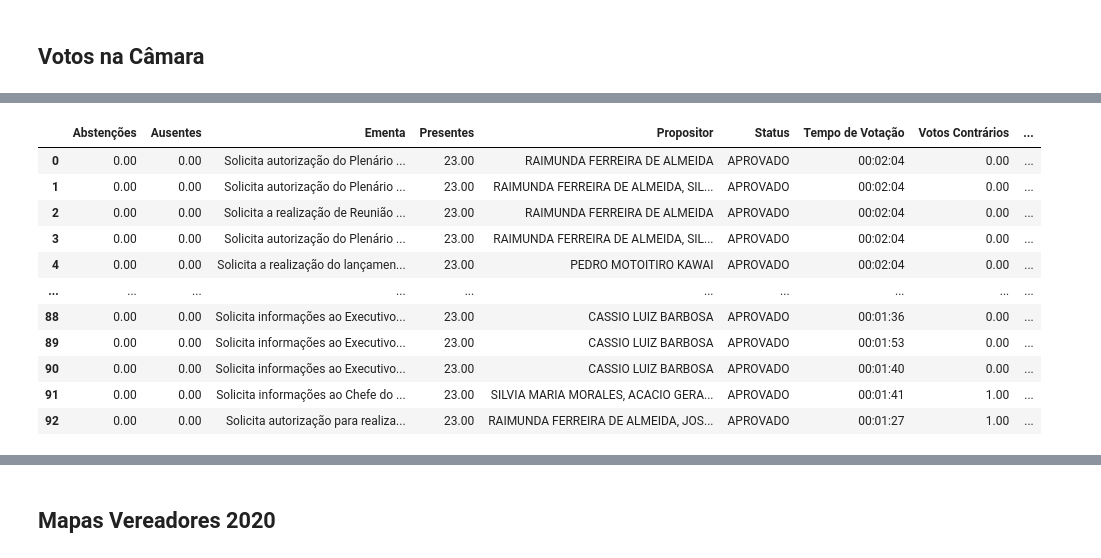
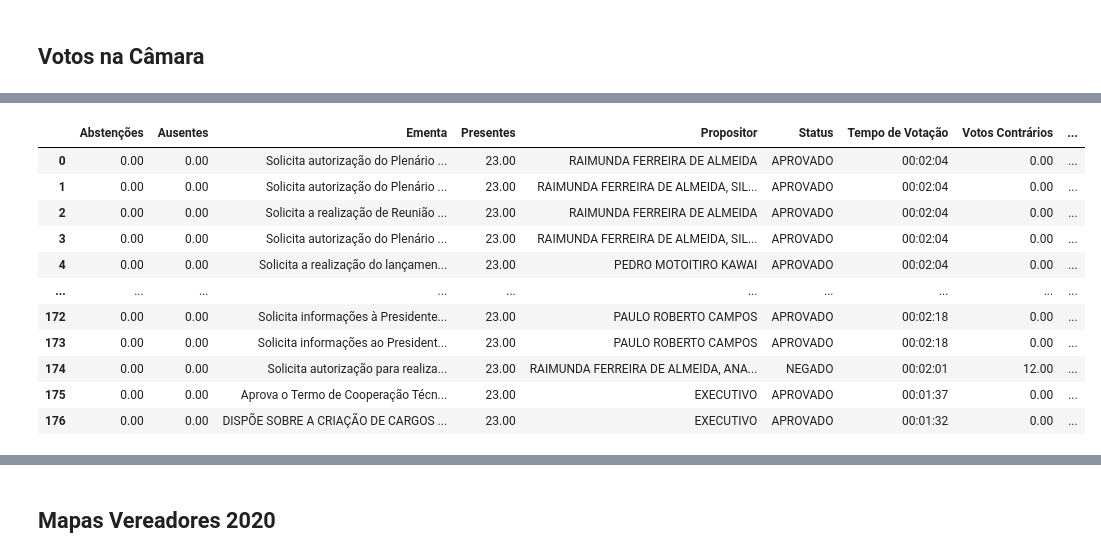
Before and after one commit to yanprada/platform-curiocidades, a Jupyter notebook: notebook/Cria as Tabelas.ipynb, the cells around one changed output, grey strips where cells are left out. Drawn from its saved outputs; the diff is of its cells as text; code cells hidden in the pictures.

```diff
--- a/notebook/Cria as Tabelas.ipynb
+++ b/notebook/Cria as Tabelas.ipynb
@@ -793,32 +806,66 @@ See the caveats in the documentation: https://pandas.pydata.org/pandas-docs/stab
 # %%
 base_df = pd.DataFrame()
-num=['925']
+num=['925','087','636','751']
 for j in num:
-    if j==''
-    file = 'https://siave.camarapiracicaba.sp.gov.br/arquivo?Id=457{}'.format(j)
-    todo = camelot.read_pdf(file,pages='all')
-    for i in range(len(todo)):
-        if todo[i].df.iloc[0,0].split('\n')[6]!='0':
-            vereador = todo[i].df.iloc[0,0].split('\n')[15]
-            if len(todo[i].df.iloc[0,0].split('\n'))==29:
-                ementa = todo[i].df.iloc[0,0].split('\n')[17]
-            elif len(todo[i].df.iloc[0,0].split('\n'))==30:
-                ementa = todo[i].df.iloc[0,0].split('\n')[17]+todo[i].df.iloc[0,0].split('\n')[18]
-            elif len(todo[i].df.iloc[0,0].split('\n'))==31:
-                ementa = todo[i].df.iloc[0,0].split('\n')[17]+todo[i].df.iloc[0,0].split('\n')[18]+ todo[i].df.iloc[0,0].split('\n')[19]
-            elif len(todo[i].df.iloc[0,0].split('\n'))==32:
-                ementa = todo[i].df.iloc[0,0].split('\n')[17]+todo[i].df.iloc[0,0].split('\n')[18]+ todo[i].df.iloc[0,0].split('\n')[19]+ todo[i].df.iloc[0,0].split('\n')[20]
-            presentes = int(todo[i].df.iloc[0,1].split('\n')[0])
-            ausentes = int(todo[i].df.iloc[0,1].split('\n')[2])
-            sim = int(todo[i].df.iloc[1,1].split('\n')[1])
-            nao = int(todo[i].df.iloc[1,1].split('\n')[0].split()[0])
-            abst= int(todo[i].df.iloc[1,1].split('\n')[0].split()[1])
-            status=todo[i].df.iloc[2,1]
-            tempo_vot = todo[i].df.iloc[0,0].split('\n')[-3]
-            dicionario = {'Propositor':vereador,'Ementa':ementa,'Presentes':presentes,'Ausentes':ausentes,
-                          'Votos a Favor':sim,'Votos Contrários':nao, 'Abstenções':abst, 'Status':status,'Tempo de Votação':tempo_vot}
-            base_df=base_df.append(dicionario,ignore_index=True)
-        else:
-            continue
+    print(j)
+    if j=='925':
+        file = 'https://siave.camarapiracicaba.sp.gov.br/arquivo?Id=457{}'.format(j)
+        todo = camelot.read_pdf(file,pages='all')
+        for i in range(len(todo)):
+            print('{}/{}'.format(j,i))
+            if todo[i].df.iloc[0,0].split('\n')[6]!='0':
+                vereador = todo[i].df.iloc[0,0].split('\n')[15]
+                if len(todo[i].df.iloc[0,0].split('\n'))==29:
+                    ementa = todo[i].df.iloc[0,0].split('\n')[17]
+                elif len(todo[i].df.iloc[0,0].split('\n'))==30:
+                    ementa = todo[i].df.iloc[0,0].split('\n')[17]+todo[i].df.iloc[0,0].split('\n')[18]
+                elif len(todo[i].df.iloc[0,0].split('\n'))==31:
+                    ementa = todo[i].df.iloc[0,0].split('\n')[17]+todo[i].df.iloc[0,0].split('\n')[18]+ todo[i].df.iloc[0,0].split('\n')[19]
+                elif len(todo[i].df.iloc[0,0].split('\n'))==32:
+                    ementa = todo[i].df.iloc[0,0].split('\n')[17]+todo[i].df.iloc[0,0].split('\n')[18]+ todo[i].df.iloc[0,0].split('\n')[19]+ todo[i].df.iloc[0,0].split('\n')[20]
+                presentes = int(todo[i].df.iloc[0,1].split('\n')[0])
+                ausentes = int(todo[i].df.iloc[0,1].split('\n')[2])
+                sim = int(todo[i].df.iloc[1,1].split('\n')[1])
+                nao = int(todo[i].df.iloc[1,1].split('\n')[0].split()[0])
+                abst= int(todo[i].df.iloc[1,1].split('\n')[0].split()[1])
+                status=todo[i].df.iloc[2,1]
+                tempo_vot = todo[i].df.iloc[0,0].split('\n')[-3]
+                dicionario = {'Propositor':vereador,'Ementa':ementa,'Presentes':presentes,'Ausentes':ausentes,
+                              'Votos a Favor':sim,'Votos Contrários':nao, 'Abstenções':abst, 'Status':status,'Tempo de Votação':tempo_vot}
+                base_df=base_df.append(dicionario,ignore_index=True)
+            else:
+                continue
+    else:
+        file = 'https://siave.camarapiracicaba.sp.gov.br/arquivo?Id=459{}'.format(j)
+        todo = camelot.read_pdf(file,pages='all')
+        for i in range(len(todo)):
+            print('{}/{}'.format(j,i))
+            if todo[i].df.iloc[0,0].split('\n')[6]!='0':
+                vereador = todo[i].df.iloc[0,0].split('\n')[15]
+                if len(todo[i].df.iloc[0,0].split('\n'))==29:
+                    ementa = todo[i].df.iloc[0,0].split('\n')[17]
+                elif len(todo[i].df.iloc[0,0].split('\n'))==30:
+                    ementa = todo[i].df.iloc[0,0].split('\n')[17]+todo[i].df.iloc[0,0].split('\n')[18]
+                elif len(todo[i].df.iloc[0,0].split('\n'))==31:
+                    ementa = todo[i].df.iloc[0,0].split('\n')[17]+todo[i].df.iloc[0,0].split('\n')[18]+ todo[i].df.iloc[0,0].split('\n')[19]
+                elif len(todo[i].df.iloc[0,0].split('\n'))==32:
+                    ementa = todo[i].df.iloc[0,0].split('\n')[17]+todo[i].df.iloc[0,0].split('\n')[18]+ todo[i].df.iloc[0,0].split('\n')[19]+ todo[i].df.iloc[0,0].split('\n')[20]
+                presentes = int(todo[i].df.iloc[0,1].split('\n')[0])
+                ausentes = int(todo[i].df.iloc[0,1].split('\n')[2])
+                if len(todo[i].df.iloc[1,1].split('\n')[0])<3:
+                    sim = int(todo[i].df.iloc[1,1].split('\n')[0])
+                    nao = int(todo[i].df.iloc[1,1].split('\n')[2])
+                    abst= int(todo[i].df.iloc[1,1].split('\n')[4])
+                else:
+                    sim = int(todo[i].df.iloc[1,1].split('\n')[1])
+                    nao = int(todo[i].df.iloc[1,1].split('\n')[0].split()[0])
+                    abst= int(todo[i].df.iloc[1,1].split('\n')[0].split()[1])
+                status=todo[i].df.iloc[2,1]
+                tempo_vot = todo[i].df.iloc[0,0].split('\n')[-3]
+                dicionario = {'Propositor':vereador,'Ementa':ementa,'Presentes':presentes,'Ausentes':ausentes,
+                              'Votos a Favor':sim,'Votos Contrários':nao, 'Abstenções':abst, 'Status':status,'Tempo de Votação':tempo_vot}
+                base_df=base_df.append(dicionario,ignore_index=True)
+            else:
+                continue
 base_df
 # %% [output]
@@ -825,12 +889,12 @@ base_df
 |  | Abstenções | Ausentes | Ementa | Presentes | Propositor | Status | Tempo de Votação | Votos Contrários | ... |
 | 0 | 0.00 | 0.00 | Solicita autorização do Plenário ... | 23.00 | RAIMUNDA FERREIRA DE ALMEIDA | APROVADO | 00:02:04 | 0.00 | ... |
 | 1 | 0.00 | 0.00 | Solicita autorização do Plenário ... | 23.00 | RAIMUNDA FERREIRA DE ALMEIDA, SIL... | APROVADO | 00:02:04 | 0.00 | ... |
 | 2 | 0.00 | 0.00 | Solicita a realização de Reunião ... | 23.00 | RAIMUNDA FERREIRA DE ALMEIDA | APROVADO | 00:02:04 | 0.00 | ... |
 | 3 | 0.00 | 0.00 | Solicita autorização do Plenário ... | 23.00 | RAIMUNDA FERREIRA DE ALMEIDA, SIL... | APROVADO | 00:02:04 | 0.00 | ... |
 | 4 | 0.00 | 0.00 | Solicita a realização do lançamen... | 23.00 | PEDRO MOTOITIRO KAWAI | APROVADO | 00:02:04 | 0.00 | ... |
 | ... | ... | ... | ... | ... | ... | ... | ... | ... | ... |
-| 88 | 0.00 | 0.00 | Solicita informações ao Executivo... | 23.00 | CASSIO LUIZ BARBOSA | APROVADO | 00:01:36 | 0.00 | ... |
-| 89 | 0.00 | 0.00 | Solicita informações ao Executivo... | 23.00 | CASSIO LUIZ BARBOSA | APROVADO | 00:01:53 | 0.00 | ... |
-| 90 | 0.00 | 0.00 | Solicita informações ao Executivo... | 23.00 | CASSIO LUIZ BARBOSA | APROVADO | 00:01:40 | 0.00 | ... |
-| 91 | 0.00 | 0.00 | Solicita informações ao Chefe do ... | 23.00 | SILVIA MARIA MORALES, ACACIO GERA... | APROVADO | 00:01:41 | 1.00 | ... |
-| 92 | 0.00 | 0.00 | Solicita autorização para realiza... | 23.00 | RAIMUNDA FERREIRA DE ALMEIDA, JOS... | APROVADO | 00:01:27 | 1.00 | ... |
+| 172 | 0.00 | 0.00 | Solicita informações à Presidente... | 23.00 | PAULO ROBERTO CAMPOS | APROVADO | 00:02:18 | 0.00 | ... |
+| 173 | 0.00 | 0.00 | Solicita informações ao President... | 23.00 | PAULO ROBERTO CAMPOS | APROVADO | 00:02:18 | 0.00 | ... |
+| 174 | 0.00 | 0.00 | Solicita autorização para realiza... | 23.00 | RAIMUNDA FERREIRA DE ALMEIDA, ANA... | NEGADO | 00:02:01 | 12.00 | ... |
+| 175 | 0.00 | 0.00 | Aprova o Termo de Cooperação Técn... | 23.00 | EXECUTIVO | APROVADO | 00:01:37 | 0.00 | ... |
+| 176 | 0.00 | 0.00 | DISPÕE SOBRE A CRIAÇÃO DE CARGOS ... | 23.00 | EXECUTIVO | APROVADO | 00:01:32 | 0.00 | ... |
```
Also changed, not shown: parts of 18 cells of this notebook, 11 other files.
